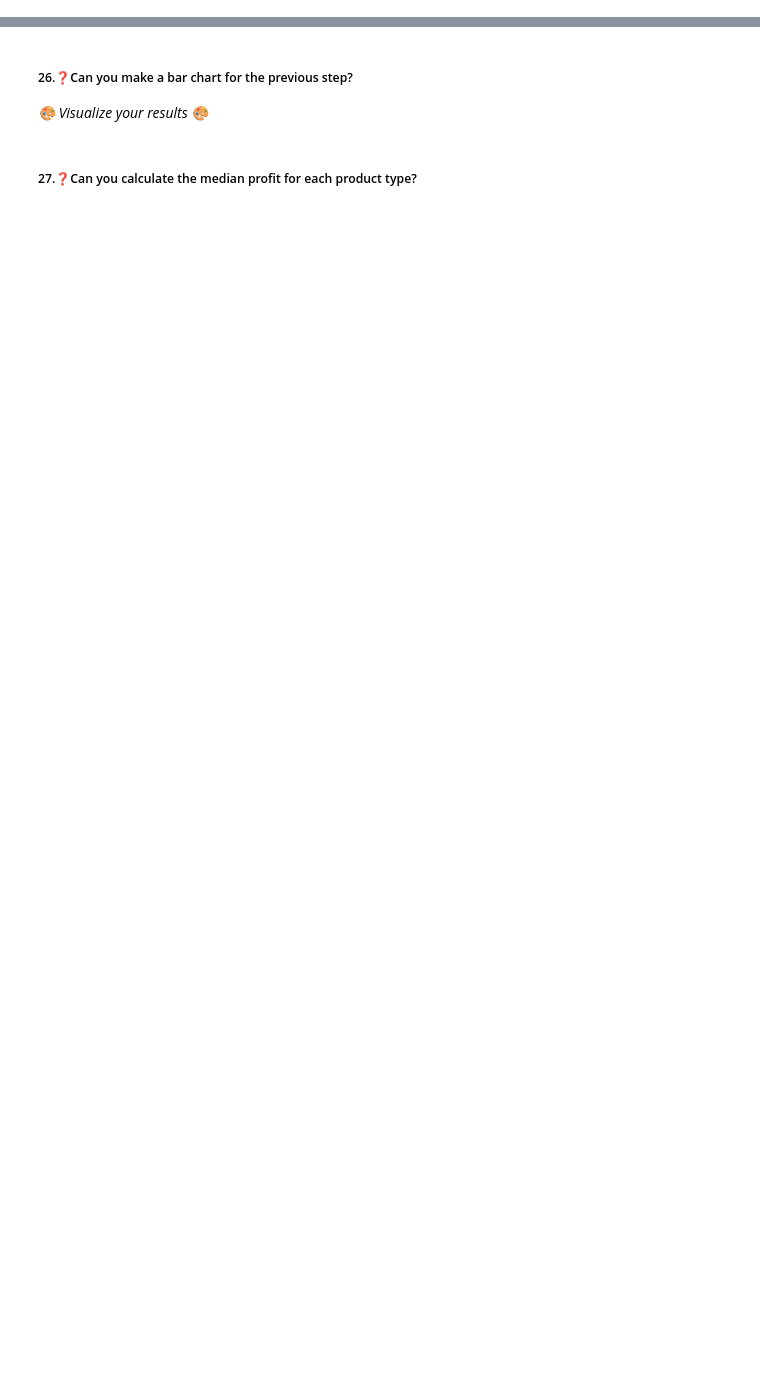
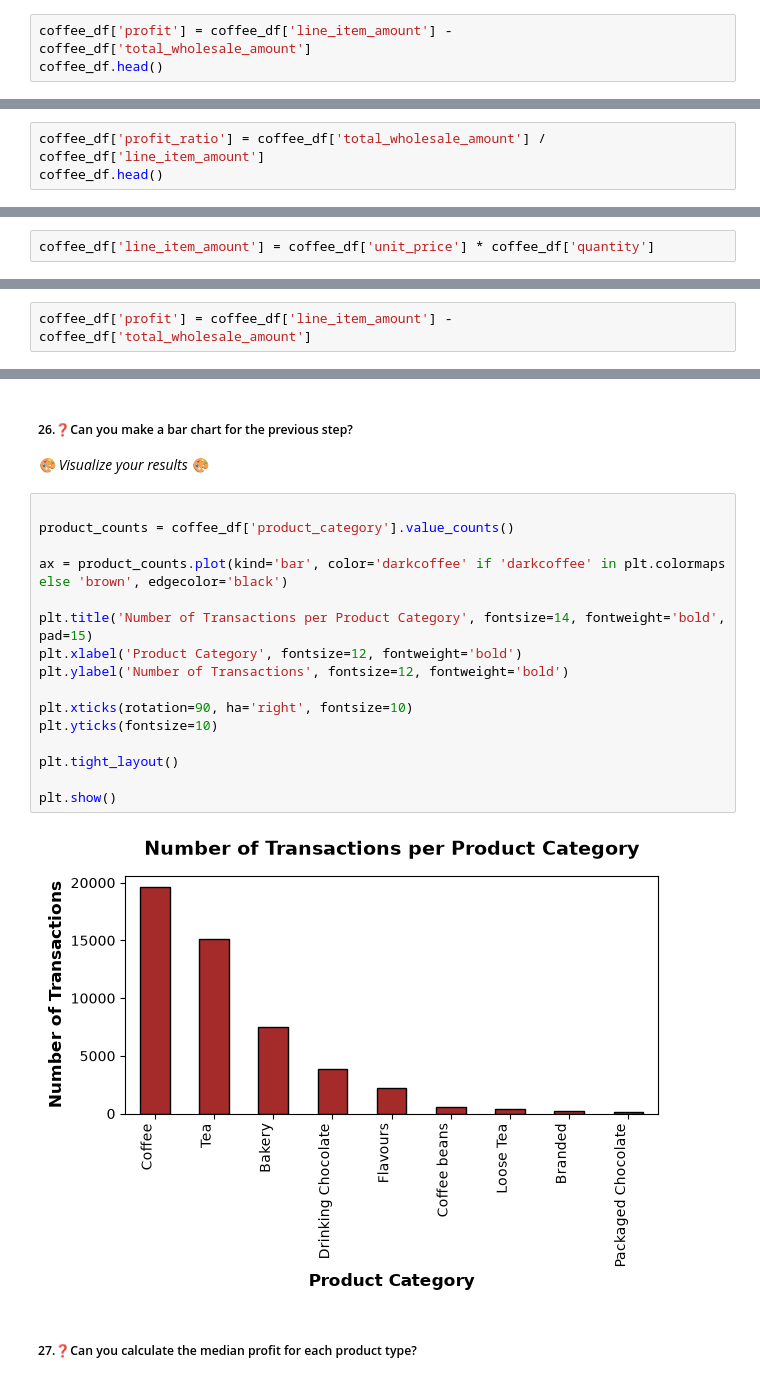
Before and after one commit to OhoodMajed/labs, a Jupyter notebook: 3.13 Data Exploration Lab/Lab_Data_Exploration_Python-HMA-v.2.1.ipynb, the cells around one changed output, grey strips where cells are left out. Cells and saved outputs as stored; diff of their text form; blank space fills up the shorter version.

```diff
--- a/3.13 Data Exploration Lab/Lab_Data_Exploration_Python-HMA-v.2.1.ipynb
+++ b/3.13 Data Exploration Lab/Lab_Data_Exploration_Python-HMA-v.2.1.ipynb
@@ -195,2 +288,5 @@ customer_analysis_df = coffee_df.dropna().copy()
 # %% [markdown]
 ##### 12.❓Can you now create a new column called `profit` which shows the difference between the wholesale price and retail price(line_item_amount)?
+# %%
+coffee_df['profit'] = coffee_df['line_item_amount'] - coffee_df['total_wholesale_amount']
+coffee_df.head()
@@ -207,2 +335,5 @@ The largest profit is significant - but it's obviously not representative of how
 # %% [markdown]
 ##### 17.❓Create a new column called `profit_ratio` which shows the ratio between the wholesale and retail prices.
+# %%
+coffee_df['profit_ratio'] = coffee_df['total_wholesale_amount'] / coffee_df['line_item_amount']
+coffee_df.head()
@@ -225,6 +409,10 @@ You might notice some oddities when answering this question. Are all the rows yo
 # %% [markdown]
 ##### 22.❓Correct the line item amount column with the correct values
+# %%
+coffee_df['line_item_amount'] = coffee_df['unit_price'] * coffee_df['quantity']
 # %% [markdown]
 ##### 23.❓Re-calculate the profit column that you did earlier to fix the profit value after you corrected the line_item_amount column you did in the previous step
+# %%
+coffee_df['profit'] = coffee_df['line_item_amount'] - coffee_df['total_wholesale_amount']
 # %% [markdown]
 ##### 24.❓Re-check the transactions that make a loss where the profit is less than 0?
@@ -237,5 +445,23 @@ You might notice some oddities when answering this question. Are all the rows yo
 ##### 26.❓Can you make a bar chart for the previous step?
 
 _🎨 Visualize your results 🎨_
+# %%
+
+product_counts = coffee_df['product_category'].value_counts()
+
+ax = product_counts.plot(kind='bar', color='darkcoffee' if 'darkcoffee' in plt.colormaps else 'brown', edgecolor='black')
+
+plt.title('Number of Transactions per Product Category', fontsize=14, fontweight='bold', pad=15)
+plt.xlabel('Product Category', fontsize=12, fontweight='bold')
+plt.ylabel('Number of Transactions', fontsize=12, fontweight='bold')
+
+plt.xticks(rotation=90, ha='right', fontsize=10)
+plt.yticks(fontsize=10)
+
+plt.tight_layout()
+
+plt.show()
+# %% [output]
+[figure, added]
 # %% [markdown]
 ##### 27.❓Can you calculate the median profit for each product type?
```
Also changed, not shown: parts of 54 cells of this notebook.
